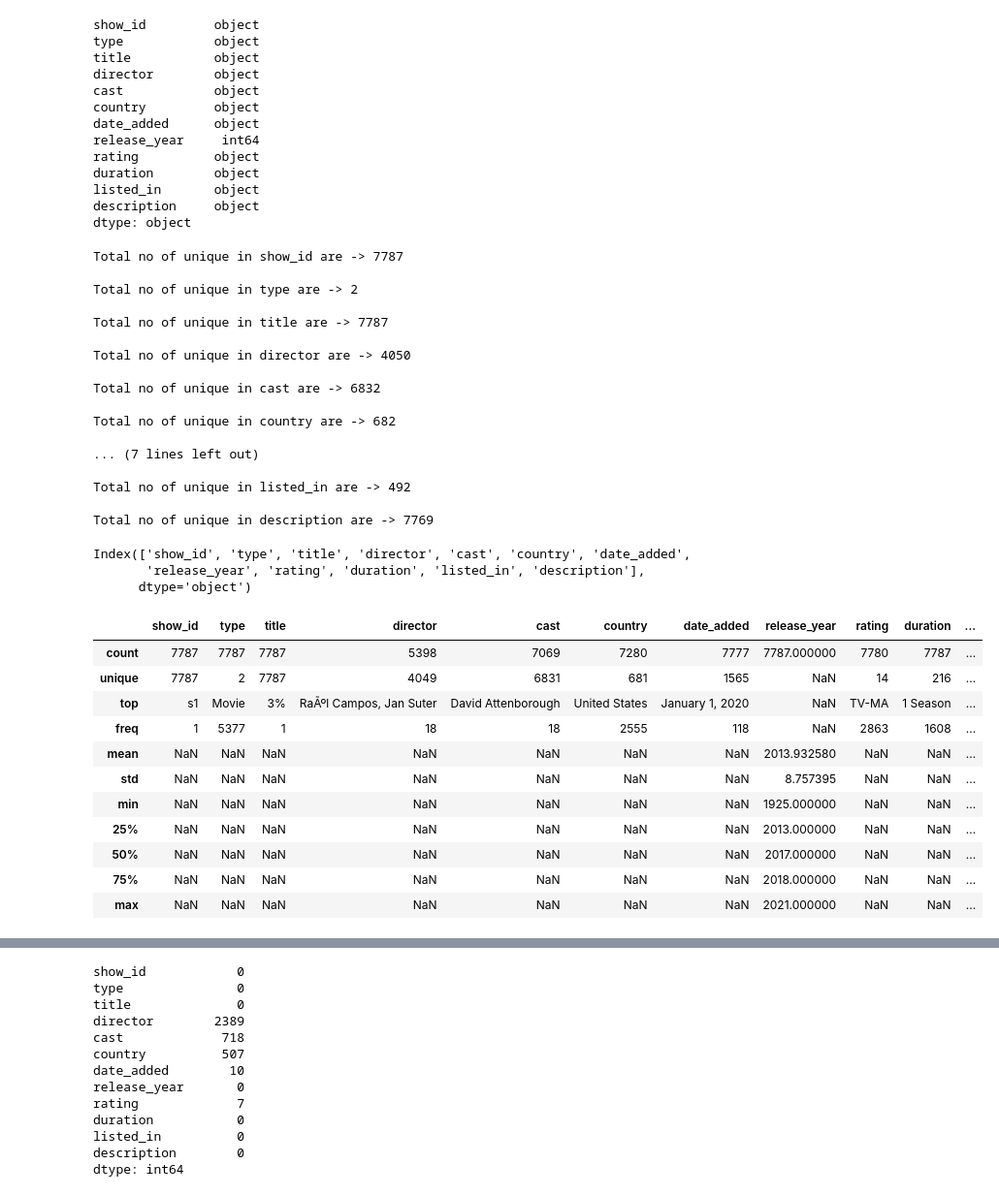
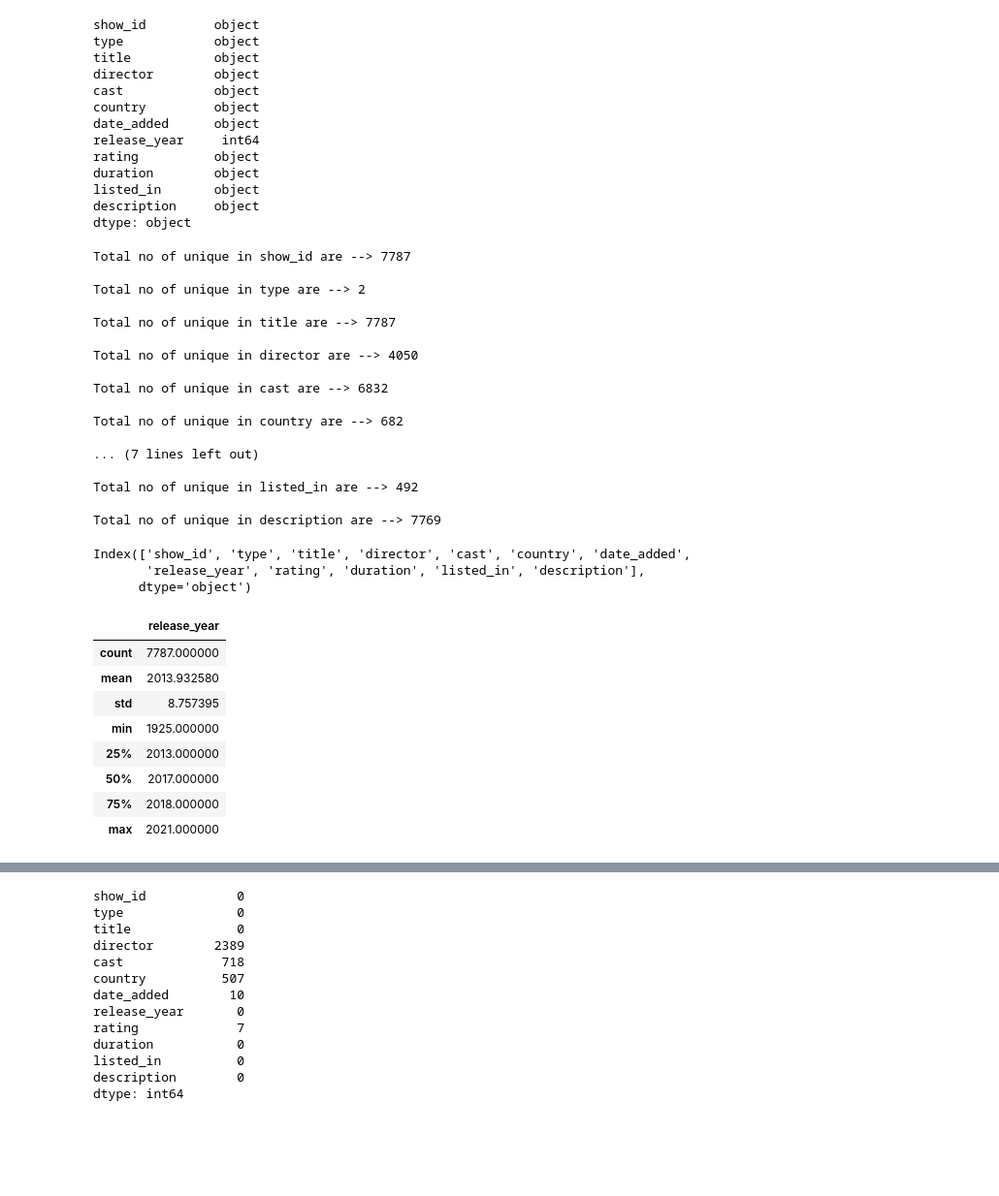
Before and after one commit to Azhar-ali7/Netflix-Movies-TVshow-unsupervised, a Jupyter notebook: Netflix_Movies_and_tv_shows_Clustering.ipynb, the cells around one changed output, grey strips where cells are left out. Shown: that part at 97% size. Saved outputs shown, nothing was run; the diff lists cells and outputs as text; code cells hidden in the pictures; blank space fills up the shorter version.

```diff
--- a/Netflix_Movies_and_tv_shows_Clustering.ipynb
+++ b/Netflix_Movies_and_tv_shows_Clustering.ipynb
@@ -63,4 +63,4 @@ warnings.filterwarnings('ignore')
 url = 'https://raw.githubusercontent.com/Azhar-ali7/Netflix-Movies-TVshow-unsupervised/main/NETFLIX%20MOVIES%20AND%20TV%20SHOWS%20CLUSTERING.csv'
 
 # Reading csv file
-netflix_df = pd.read_csv(url, encoding = 'latin-1')
+df = pd.read_csv(url, encoding = 'latin-1')
@@ -67,3 +69,5 @@ netflix_df = pd.read_csv(url, encoding = 'latin-1')
+# %%
+netflix_df = df.copy()
 # %%
 # Top five rows
 netflix_df.head()
@@ -122,23 +126,23 @@ dtype: object
 for i in netflix_df.columns:
   print('Total no of unique in', i, 'are -->', len(netflix_df[i].unique()), '\n')
 # %% [output]
-Total no of unique in show_id are -> 7787
+Total no of unique in show_id are --> 7787
 
-Total no of unique in type are -> 2
+Total no of unique in type are --> 2
 
-Total no of unique in title are -> 7787
+Total no of unique in title are --> 7787
 
-Total no of unique in director are -> 4050
+Total no of unique in director are --> 4050
 
-Total no of unique in cast are -> 6832
+Total no of unique in cast are --> 6832
 
-Total no of unique in country are -> 682
+Total no of unique in country are --> 682
 
 ... (7 lines left out)
 
-Total no of unique in listed_in are -> 492
+Total no of unique in listed_in are --> 492
 
-Total no of unique in description are -> 7769
+Total no of unique in description are --> 7769
 # %%
 # Name of columns in the dataset
 netflix_df.columns
@@ -148,20 +152,17 @@ Index(['show_id', 'type', 'title', 'director', 'cast', 'country', 'date_added',
       dtype='object')
 # %%
 # Description of the dataset
-netflix_df.describe(include='all')
+netflix_df.describe()
 # %% [output]
-|  | show_id | type | title | director | cast | country | date_added | release_year | rating | duration | ... |
-| count | 7787 | 7787 | 7787 | 5398 | 7069 | 7280 | 7777 | 7787.000000 | 7780 | 7787 | ... |
-| unique | 7787 | 2 | 7787 | 4049 | 6831 | 681 | 1565 | NaN | 14 | 216 | ... |
-| top | s1 | Movie | 3% | RaÃºl Campos, Jan Suter | David Attenborough | United States | January 1, 2020 | NaN | TV-MA | 1 Season | ... |
-| freq | 1 | 5377 | 1 | 18 | 18 | 2555 | 118 | NaN | 2863 | 1608 | ... |
-| mean | NaN | NaN | NaN | NaN | NaN | NaN | NaN | 2013.932580 | NaN | NaN | ... |
-| std | NaN | NaN | NaN | NaN | NaN | NaN | NaN | 8.757395 | NaN | NaN | ... |
-| min | NaN | NaN | NaN | NaN | NaN | NaN | NaN | 1925.000000 | NaN | NaN | ... |
-| 25% | NaN | NaN | NaN | NaN | NaN | NaN | NaN | 2013.000000 | NaN | NaN | ... |
-| 50% | NaN | NaN | NaN | NaN | NaN | NaN | NaN | 2017.000000 | NaN | NaN | ... |
-| 75% | NaN | NaN | NaN | NaN | NaN | NaN | NaN | 2018.000000 | NaN | NaN | ... |
-| max | NaN | NaN | NaN | NaN | NaN | NaN | NaN | 2021.000000 | NaN | NaN | ... |
+|  | release_year |
+| count | 7787.000000 |
+| mean | 2013.932580 |
+| std | 8.757395 |
+| min | 1925.000000 |
+| 25% | 2013.000000 |
+| 50% | 2017.000000 |
+| 75% | 2018.000000 |
+| max | 2021.000000 |
 # %%
 # Info
 netflix_df.info()
```
Also changed, not shown: parts of 84 cells of this notebook.
